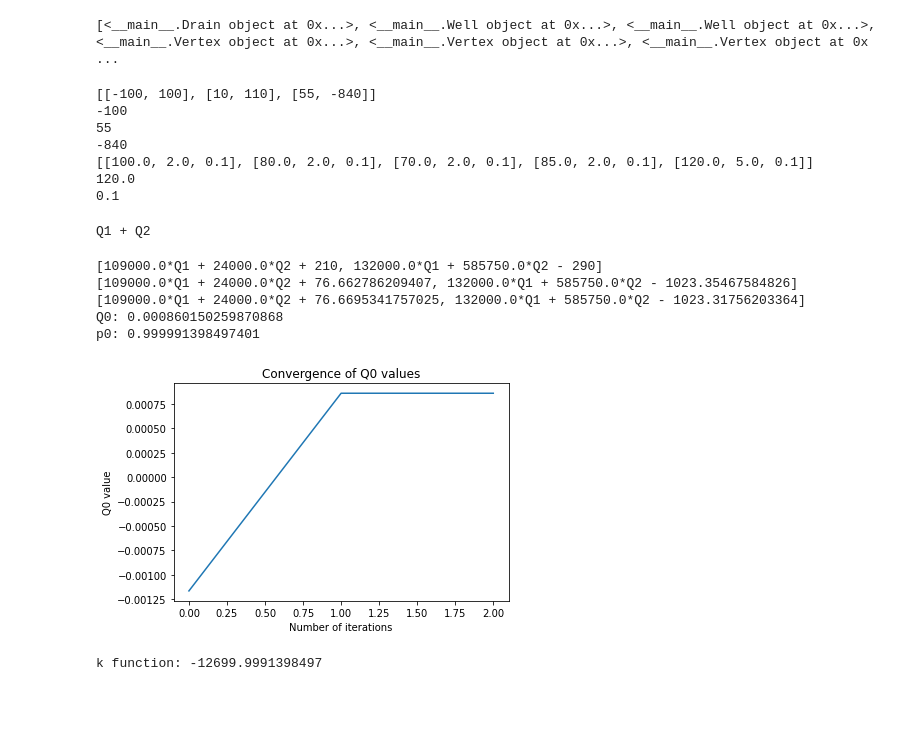
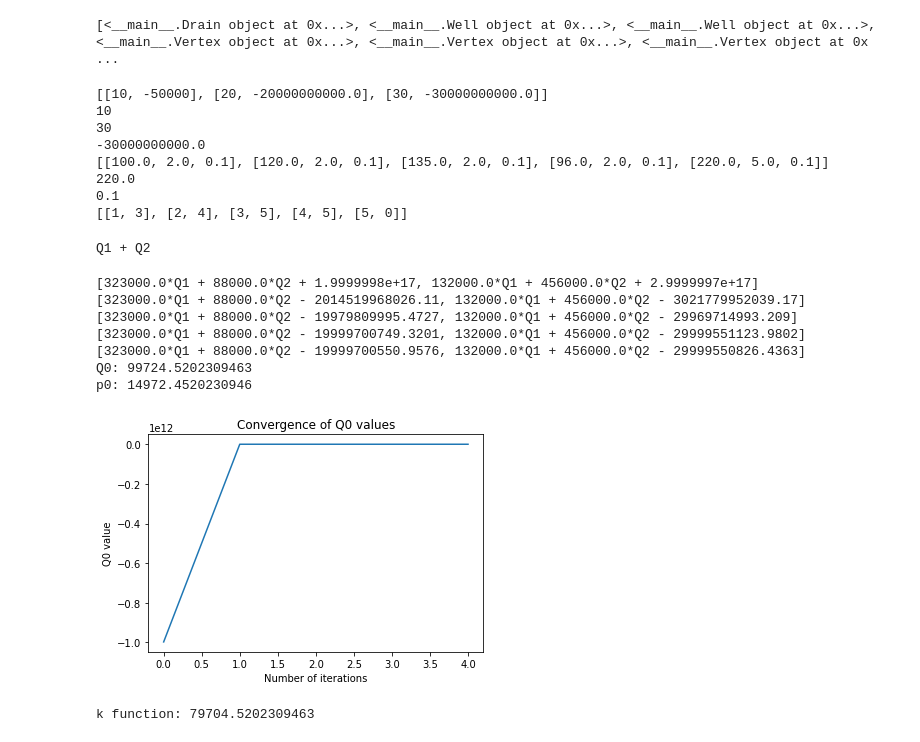
Before and after one commit to SteinVR/NTC_Oil_System, a Jupyter notebook: TestTask.ipynb, the cells around one changed output. Saved outputs shown, nothing was run; the diff lists cells and outputs as text; code cells hidden in the pictures; blank space fills up the shorter version.

Commit message:
PositiveValues+VertexMassive

```diff
--- a/TestTask.ipynb
+++ b/TestTask.ipynb
@@ -300,15 +300,17 @@ def create_graph(p_0, dw_parameters, edge_parameters):
     edges = []
 
     # edge_parameters = []
+    # edge_vertexes = []
 
     for i in range(num_edges):
-        vertex1 = int(input("Enter the first vertex for edge {}: ".format(i + 1)))
-        vertex2 = int(input("Enter the second vertex for edge {}: ".format(i + 1)))
+        # vertex1 = int(input("Enter the first vertex for edge {}: ".format(i + 1)))
+        # vertex2 = int(input("Enter the second vertex for edge {}: ".format(i + 1)))
         # length = float(input("Enter the length for edge {}: ".format(i + 1)))
         # diameter = float(input("Enter the diameter for edge {}: ".format(i + 1)))
         # roughness = float(input("Enter the roughness for edge {}: ".format(i + 1)))
         # edge_parameters.append([length, diameter, roughness])
-        edges.append(Edge(i+1, common_vertex[vertex1], common_vertex[vertex2], edge_parameters[i][0], edge_parameters[i][1], edge_parameters[i][2]))
+        # edge_vertexes.append([vertex1, vertex2])
+        edges.append(Edge(i+1, common_vertex[edge_vertexes[i][0]], common_vertex[edge_vertexes[i][1]], edge_parameters[i][0], edge_parameters[i][1], edge_parameters[i][2]))
 
         # edges.append(Edge(i+1, common_vertex[vertex1], common_vertex[vertex2]))
 
@@ -322,15 +324,22 @@ def create_graph(p_0, dw_parameters, edge_parameters):
 
         for vert in vertex:
             vert.update_Q()
-    return wells, vertex, drain, edges, flow_rate, dw_parameters, edge_parameters
+    return wells, vertex, drain, edges, flow_rate, dw_parameters, edge_parameters, edge_vertexes
 
 # Тестовые параметры для тестового графа (на 2 скважины, 3 узла, 5 ребр)
-dw_parameters = [[-100, 100], [10, 110], [55, -840]] # [[alpha, const]]
-edge_parameters = [[100.0, 2.0, 0.1], [80.0, 2.0, 0.1], [70.0, 2.0, 0.1], [85.0, 2.0, 0.1], [120.0, 5.0, 0.1]] #[[length, diametr, roughness]]
-p_0 = 10
+# Graph 1
+dw_parameters = [[10, -50000], [20, -20e9], [30, -30e9]] # [[alpha, const]]
+edge_parameters = [[100.0, 2.0, 0.1], [120.0, 2.0, 0.1], [135.0, 2.0, 0.1], [96.0, 2.0, 0.1], [220.0, 5.0, 0.1]] #[[length, diametr, roughness]]
+edge_vertexes = [[1, 3], [2, 4], [3, 5], [4, 5], [5, 0]]
+
+# Graph 2
+# dw_parameters = [[100, 100], [10, 110], [40, -840], [32, -60], [16, 78]] # [[alpha, const]]
+# edge_parameters = [[100.0, 2.0, 0.1], [80.0, 2.0, 0.1], [70.0, 2.0, 0.1], [85.0, 2.0, 0.1], [120.0, 5.0, 0.1], [60.0, 5.0, 0.1], [92.0, 5.0, 0.1], [320.0, 5.0, 0.1]] #[[length, diametr, roughness]]
+# edge_vertexes = [[1, 5], [2, 5], [3, 6], [4, 7], [5, 8], [6, 8], [7, 8], [8, 0]]
+p_0 = 10e15
 
 # Создание графа
-wells, vertex, drain, edges, flow_rate, dw_parameters, edge_parameters = create_graph(p_0, dw_parameters, edge_parameters)
+wells, vertex, drain, edges, flow_rate, dw_parameters, edge_parameters, edge_vertexes = create_graph(p_0, dw_parameters, edge_parameters)
 # %% [output]
 [<__main__.Drain object at 0x...>, <__main__.Well object at 0x...>, <__main__.Well object at 0x...>, <__main__.Vertex object at 0x...>, <__main__.Vertex object at 0x...>, <__main__.Vertex object at 0x ...
 # %%
@@ -341,14 +350,16 @@ print(wells[-1].const)
 print(edge_parameters)
 print(edges[-1].length)
 print(edges[0].roughness)
+print(edge_vertexes)
 # %% [output]
-[[-100, 100], [10, 110], [55, -840]]
--100
-55
--840
-[[100.0, 2.0, 0.1], [80.0, 2.0, 0.1], [70.0, 2.0, 0.1], [85.0, 2.0, 0.1], [120.0, 5.0, 0.1]]
-120.0
+[[10, -50000], [20, -20000000000.0], [30, -30000000000.0]]
+10
+30
+-30000000000.0
+[[100.0, 2.0, 0.1], [120.0, 2.0, 0.1], [135.0, 2.0, 0.1], [96.0, 2.0, 0.1], [220.0, 5.0, 0.1]]
+220.0
 0.1
+[[1, 3], [2, 4], [3, 5], [4, 5], [5, 0]]
 # %%
 
 # Нахождение всех граней графа, ведущих от скважины до стока
@@ -422,38 +433,40 @@ i = 0
 while i < max_iterations:
     Q0, p0, Q_well = find_Q_drain(drain, p0)
     iterations.append(i)
     Q0_values.append(Q0)
     if abs(Q0 - Q0_prev) < eps:
         break
 
     Q0_prev = Q0
 
     # Нахождение нового p0
-    p0 = (Q0-const)/alpha
     i += 1
 
 print("Q0:", Q0)
 print("p0:", p0)
 
 plt.plot(iterations, Q0_values)
+# plt.semilogy()
 plt.xlabel('Number of iterations')
 plt.ylabel('Q0 value')
 plt.title('Convergence of Q0 values')
 plt.show()
 
 
 # Нахождение целевой функции
 def find_k():
     k = Q0 - sum(edge.length * edge.diameter/edge.roughness for edge in edges)
     return k
 
 k = find_k()
 print("k function:", k)
 # %% [output]
-[109000.0*Q1 + 24000.0*Q2 + 210, 132000.0*Q1 + 585750.0*Q2 - 290]
-[109000.0*Q1 + 24000.0*Q2 + 76.662786209407, 132000.0*Q1 + 585750.0*Q2 - 1023.35467584826]
-[109000.0*Q1 + 24000.0*Q2 + 76.6695341757025, 132000.0*Q1 + 585750.0*Q2 - 1023.31756203364]
-Q0: 0.000860150259870868
-p0: 0.999991398497401
+[323000.0*Q1 + 88000.0*Q2 + 1.9999998e+17, 132000.0*Q1 + 456000.0*Q2 + 2.9999997e+17]
+[323000.0*Q1 + 88000.0*Q2 - 2014519968026.11, 132000.0*Q1 + 456000.0*Q2 - 3021779952039.17]
+[323000.0*Q1 + 88000.0*Q2 - 19979809995.4727, 132000.0*Q1 + 456000.0*Q2 - 29969714993.209]
+[323000.0*Q1 + 88000.0*Q2 - 19999700749.3201, 132000.0*Q1 + 456000.0*Q2 - 29999551123.9802]
+[323000.0*Q1 + 88000.0*Q2 - 19999700550.9576, 132000.0*Q1 + 456000.0*Q2 - 29999550826.4363]
+Q0: 99724.5202309463
+p0: 14972.4520230946
-[figure, old version]
+[figure, new version]
-k function: -12699.9991398497
+k function: 79704.5202309463
```
